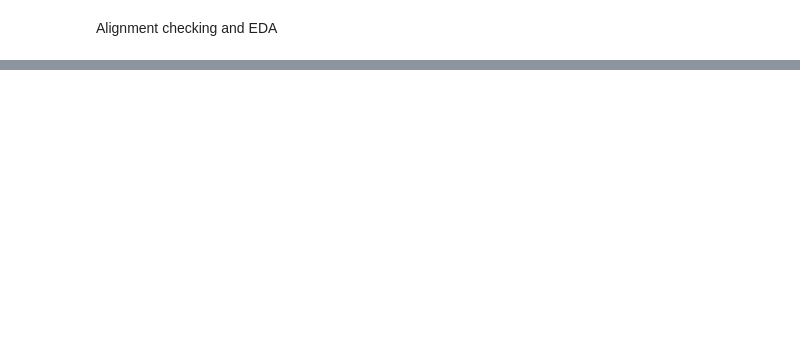
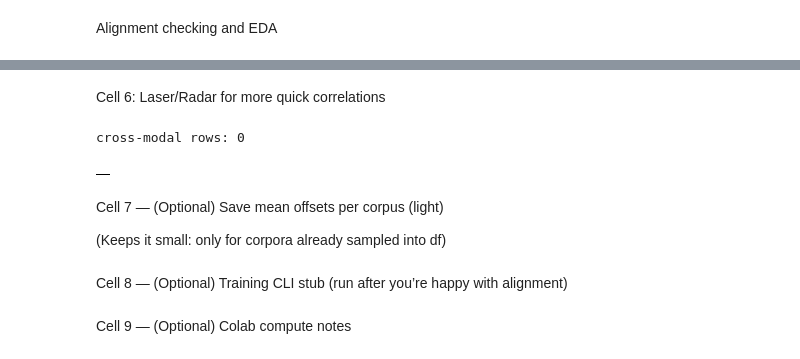
Before and after one commit to arham-siddiqui/silentSpeech, a Jupyter notebook: notebooks/alignment.ipynb, the cells around one changed output, grey strips where cells are left out. Saved outputs shown, nothing was run; the diff lists cells and outputs as text; code cells hidden in the pictures; blank space fills up the shorter version.

```diff
--- a/notebooks/alignment.ipynb
+++ b/notebooks/alignment.ipynb
@@ -90,0 +361,63 @@ def audio_envelope(wav_path, rms_ms=20):
+# %% [markdown]
+Cell 6: Laser/Radar for more quick correlations
+# %%
+# Cross-modal sanity: correlate audio envelope with laser/radar envelopes
+# (keep it *very* light: sample N=10 rows which have that modality)
+
+def envelope_like(x, target_len):
+    x = np.asarray(x).squeeze()
+    x = (x - x.mean())/(x.std() if x.std()>1e-8 else 1.0)
+    return resample_to_len(x, target_len)
+
+def pair_corr(a, b):
+    a, b = zscore(a), zscore(b)
+    corr = np.corrcoef(a, b)[0,1]
+    return float(corr)
+
+def small_cross_modal_checks(df, BASE, max_rows=10):
+    res = []
+    taken = 0
+    for _, r in df.iterrows():
+        if taken >= max_rows:
+            break
+        sid, c = r["set_id"], r["corpus"]
+        cdir = resolve_corpus_dir(BASE, sid, c)
+        if cdir is None:
+            continue
+
+        first = kinect_first_pair(BASE, sid, cdir)
+        if not first:
+            continue
+        idx, wav, csv = first
+
+        ae, _, fs = audio_envelope(wav, 20)
+
+        if r["has_laser"]:
+            Lp = first_npy(BASE, "laser", sid, cdir)
+            if Lp:
+                L = load_npy(Lp)
+                Lenv = envelope_like(L, len(ae))
+                res.append({"set_id":sid, "corpus":c, "mod":"laser", "corr_audio": pair_corr(ae, Lenv)})
+
+        if r["has_radar"]:
+            Rp = first_npy(BASE, "radar", sid, cdir)
+            if Rp:
+                R = load_npy(Rp)
+                Renv = envelope_like(R, len(ae))
+                res.append({"set_id":sid, "corpus":c, "mod":"radar", "corr_audio": pair_corr(ae, Renv)})
+        taken += 1
+    return pd.DataFrame(res)
+
+df_corr = small_cross_modal_checks(df, BASE, max_rows=10)
+print("cross-modal rows:", len(df_corr))
+display(df_corr)
+if len(df_corr):
+    print("Mean corr by modality:")
+    display(df_corr.groupby("mod")["corr_audio"].mean().to_frame("mean_corr"))
+# %% [output]
+cross-modal rows: 0
+|  |
+# %% [markdown]
+Cell 7 — (Optional) Save mean offsets per corpus (light)
+
+(Keeps it small: only for corpora already sampled into df)
@@ -90,0 +432,2 @@ def audio_envelope(wav_path, rms_ms=20):
+# %% [markdown]
+Cell 8 — (Optional) Training CLI stub (run after you’re happy with alignment)
@@ -90,0 +437,2 @@ def audio_envelope(wav_path, rms_ms=20):
+# %% [markdown]
+Cell 9 — (Optional) Colab compute notes
```
Also changed, not shown: parts of 15 cells of this notebook, 1 other file.
